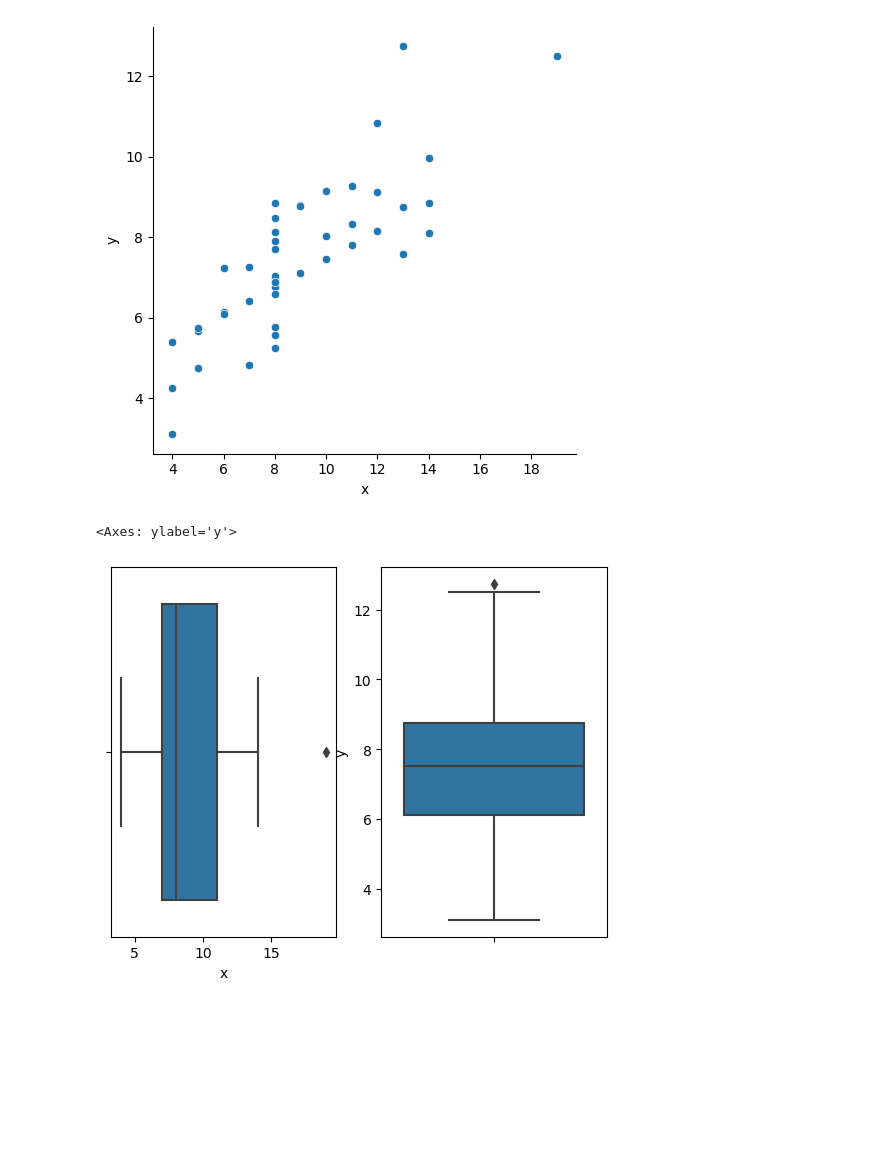
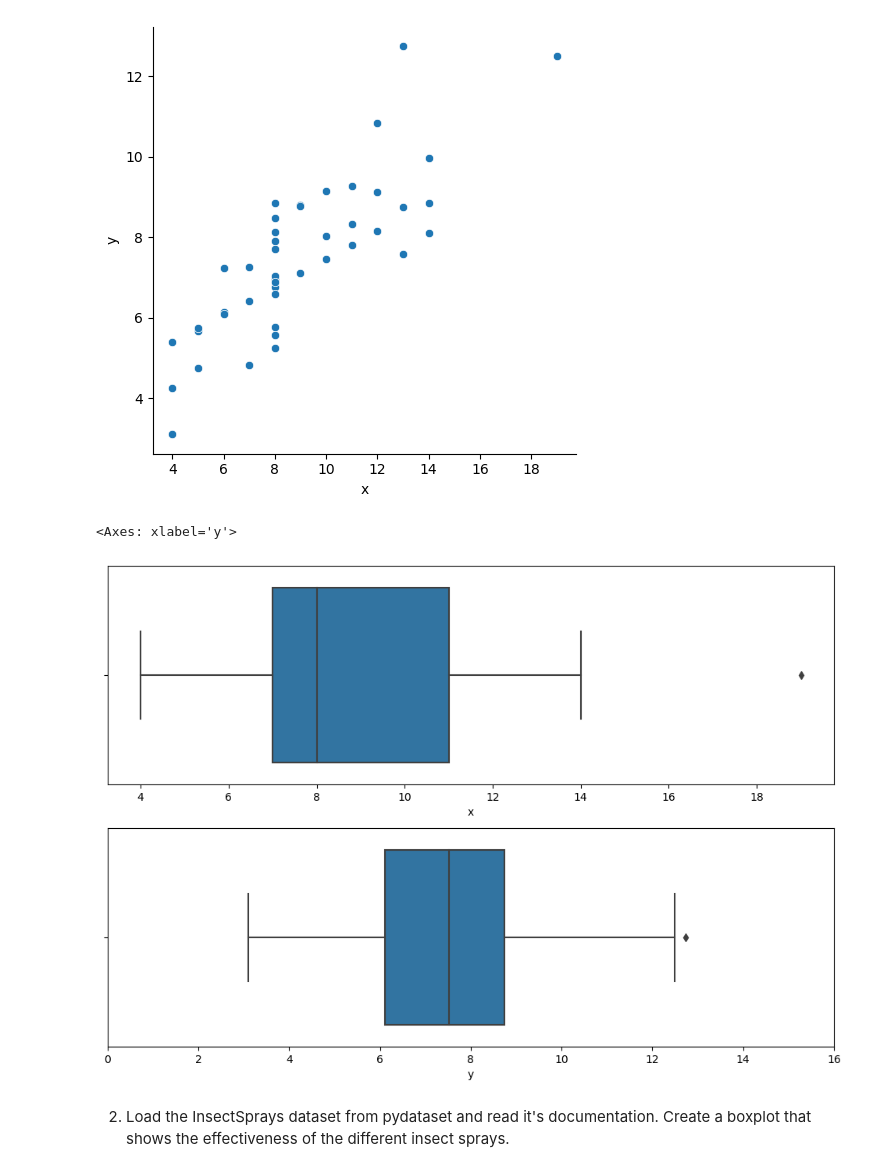
Before and after one commit to eelysee/numpy_pandas_visualization_exercises, a Jupyter notebook: seaborn_exercises.ipynb, the cells around one changed output. Saved outputs shown, nothing was run; the diff lists cells and outputs as text; code cells hidden in the pictures; blank space fills up the shorter version.

```diff
--- a/seaborn_exercises.ipynb
+++ b/seaborn_exercises.ipynb
@@ -84,10 +87,12 @@ sns.relplot(x='x', y='y' , data=anscombe)
 <seaborn.axisgrid.FacetGrid at 0x...>
 [figure]
 # %%
-plt.subplot(1,2,1)
+plt.figure(figsize=(12, 8))
+plt.subplot(2,1,1)
 sns.boxplot(data=anscombe , x= 'x')
-plt.subplot(1,2,2)
-sns.boxplot(data=anscombe , y= 'y')
+plt.subplot(2,1,2)
+plt.xlim(0,16)
+sns.boxplot(data=anscombe , x= 'y')
 # %% [output]
-<Axes: ylabel='y'>
+<Axes: xlabel='y'>
-[figure, old version]
+[figure, new version]
@@ -95,0 +99,2 @@ sns.relplot(x='horsepower', y='mpg', col='model_decade', hue='origin', style='cy
+# %% [markdown]
+2. Load the InsectSprays dataset from pydataset and read it's documentation. Create a boxplot that shows the effectiveness of the different insect sprays.
```
Also changed, not shown: parts of 6 cells of this notebook.
